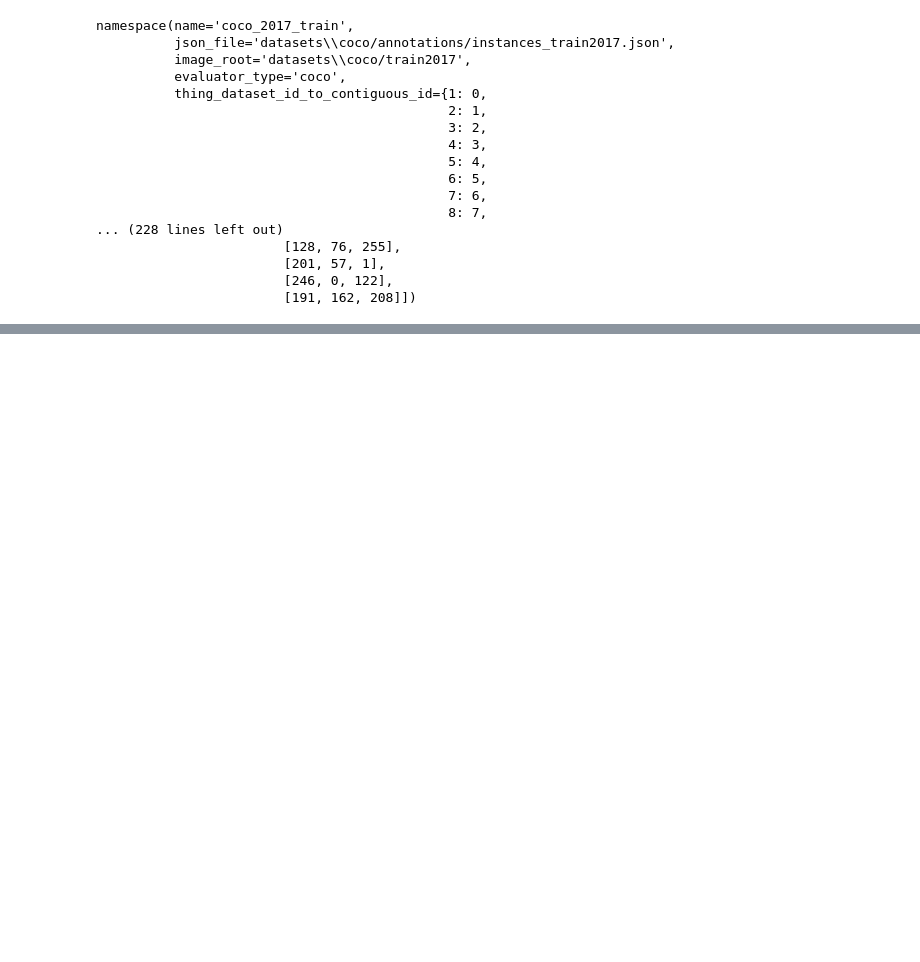
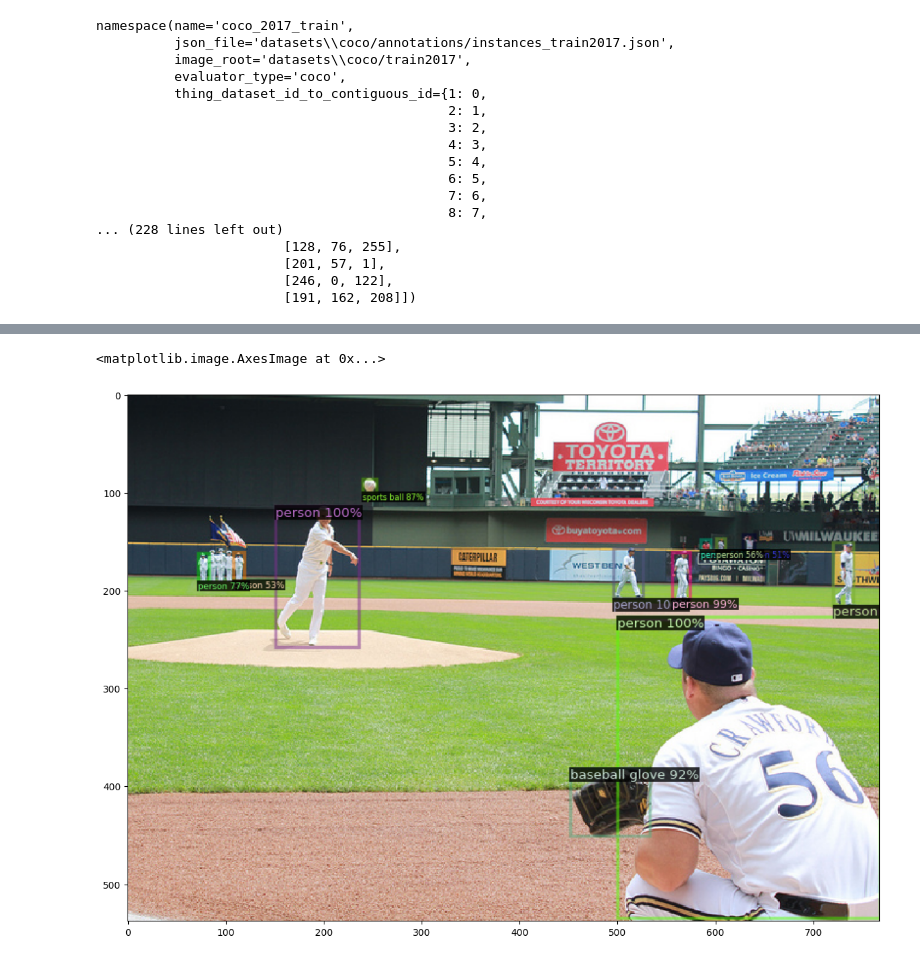
Before and after one commit to mohliyet/detectron2, a Jupyter notebook: detectron2_test.ipynb, the cells around one changed output, grey strips where cells are left out. Saved outputs shown, nothing was run; the diff lists cells and outputs as text; code cells hidden in the pictures; blank space fills up the shorter version.

```diff
--- a/detectron2_test.ipynb
+++ b/detectron2_test.ipynb
@@ -41,9 +36,10 @@ RuntimeError: COCO-Detection/faster_rcnn_R_50_FPN_3x.yaml not available in Model
 cfg = get_cfg()
 
 cfg.merge_from_file(model_zoo.get_config_file("COCO-Detection/faster_rcnn_R_50_FPN_3x.yaml"))
-# cfg.MODEL.ROI_HEADS.SCORE_THRESH_TEST = 0.5  # set threshold for this model
+cfg.MODEL.ROI_HEADS.SCORE_THRESH_TEST = 0.5  # set threshold for this model
 
-# cfg.MODEL.WEIGHTS = model_zoo.get_checkpoint_url("COCO-InstanceSegmentation/mask_rcnn_R_50_FPN_3x.yaml")
-# predictor = DefaultPredictor(cfg)
-# outputs = predictor(im[..., ::-1])
+cfg.MODEL.WEIGHTS = model_zoo.get_checkpoint_url("COCO-InstanceSegmentation/mask_rcnn_R_50_FPN_3x.yaml")
+cfg.MODEL.DEVICE = 'cpu'
+predictor = DefaultPredictor(cfg)
+outputs = predictor(im[..., ::-1])
 # %% [output]
@@ -88,0 +113,8 @@ namespace(name='coco_2017_train',
+# %%
+v = Visualizer(im[:, :, ::-1], MetadataCatalog.get(cfg.DATASETS.TRAIN[0]), scale=1.2)
+out = v.draw_instance_predictions(outputs["instances"].to("cpu"))
+plt.figure(figsize=(20,10))
+plt.imshow(out.get_image()[..., ::-1][..., ::-1])
+# %% [output]
+<matplotlib.image.AxesImage at 0x...>
+[figure, added]
```
Also changed, not shown: parts of 11 cells of this notebook, 2 other files.
